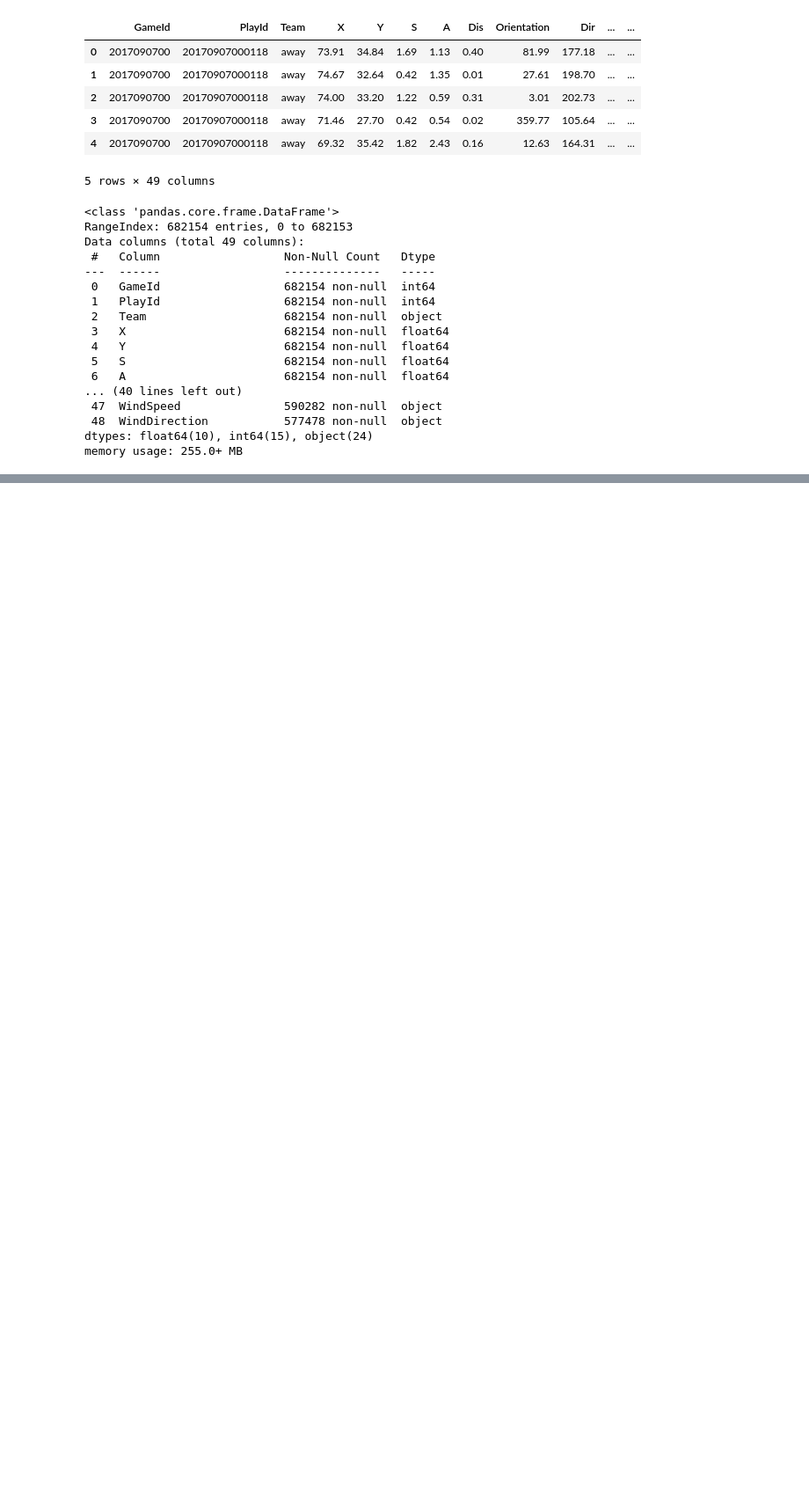
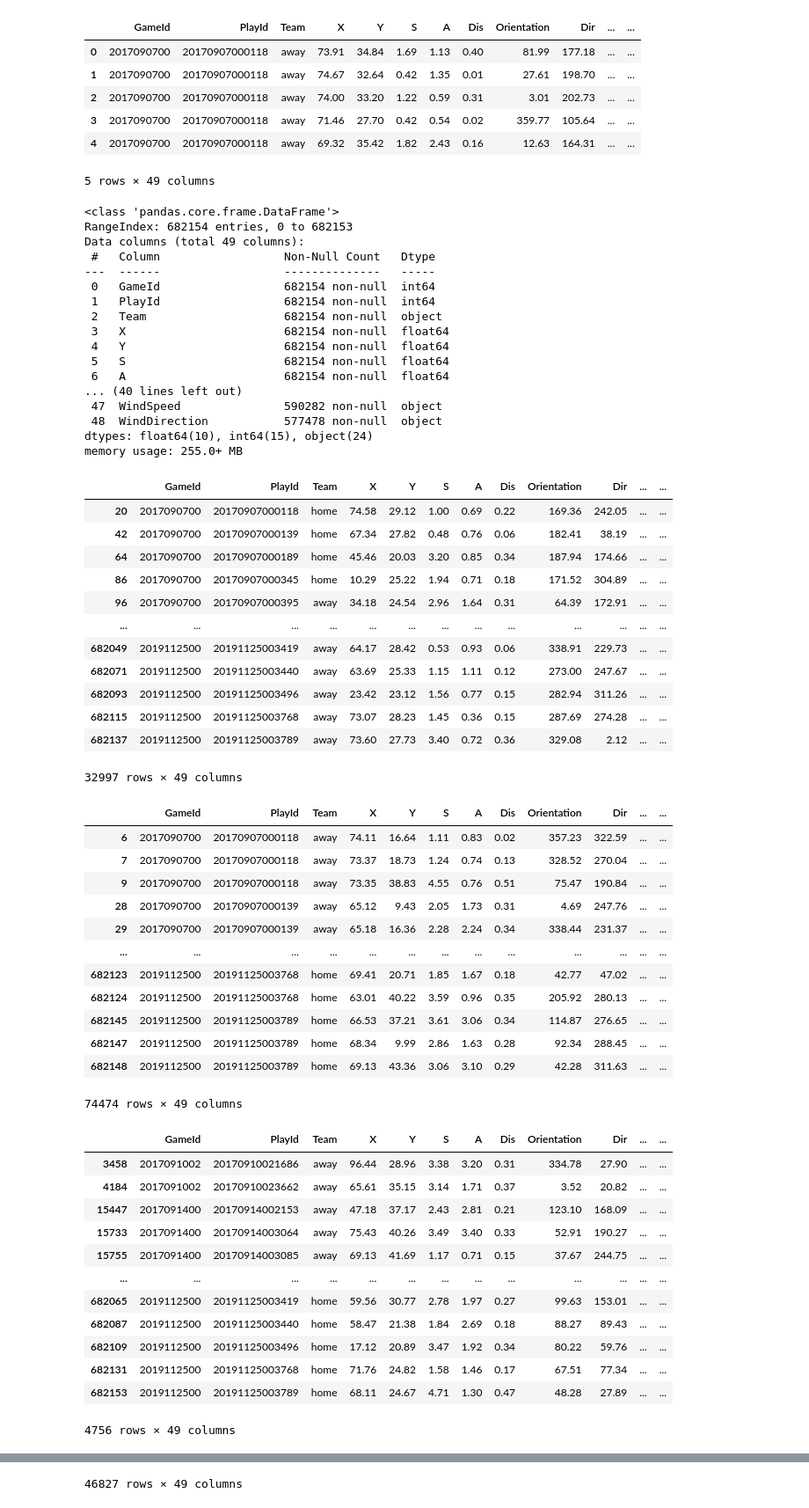
Before and after one commit to Marzipan78/Striving, a Jupyter notebook: AH_May/NFL_Exploration.ipynb, the cells around one changed output, grey strips where cells are left out. Shown at 88% size. Saved outputs shown, nothing was run; the diff lists cells and outputs as text; code cells hidden in the pictures; blank space fills up the shorter version.

```diff
--- a/AH_May/NFL_Exploration.ipynb
+++ b/AH_May/NFL_Exploration.ipynb
@@ -32,3 +32,45 @@ Data columns (total 49 columns):
  48  WindDirection           577478 non-null  object
 dtypes: float64(10), int64(15), object(24)
 memory usage: 255.0+ MB
+# %%
+df.groupby('Position').apply(display)
+# %% [output]
+|  | GameId | PlayId | Team | X | Y | S | A | Dis | Orientation | Dir | ... | ... |
+| 20 | 2017090700 | 20170907000118 | home | 74.58 | 29.12 | 1.00 | 0.69 | 0.22 | 169.36 | 242.05 | ... | ... |
+| 42 | 2017090700 | 20170907000139 | home | 67.34 | 27.82 | 0.48 | 0.76 | 0.06 | 182.41 | 38.19 | ... | ... |
+| 64 | 2017090700 | 20170907000189 | home | 45.46 | 20.03 | 3.20 | 0.85 | 0.34 | 187.94 | 174.66 | ... | ... |
+| 86 | 2017090700 | 20170907000345 | home | 10.29 | 25.22 | 1.94 | 0.71 | 0.18 | 171.52 | 304.89 | ... | ... |
+| 96 | 2017090700 | 20170907000395 | away | 34.18 | 24.54 | 2.96 | 1.64 | 0.31 | 64.39 | 172.91 | ... | ... |
+| ... | ... | ... | ... | ... | ... | ... | ... | ... | ... | ... | ... | ... |
+| 682049 | 2019112500 | 20191125003419 | away | 64.17 | 28.42 | 0.53 | 0.93 | 0.06 | 338.91 | 229.73 | ... | ... |
+| 682071 | 2019112500 | 20191125003440 | away | 63.69 | 25.33 | 1.15 | 1.11 | 0.12 | 273.00 | 247.67 | ... | ... |
+| 682093 | 2019112500 | 20191125003496 | away | 23.42 | 23.12 | 1.56 | 0.77 | 0.15 | 282.94 | 311.26 | ... | ... |
+| 682115 | 2019112500 | 20191125003768 | away | 73.07 | 28.23 | 1.45 | 0.36 | 0.15 | 287.69 | 274.28 | ... | ... |
+| 682137 | 2019112500 | 20191125003789 | away | 73.60 | 27.73 | 3.40 | 0.72 | 0.36 | 329.08 | 2.12 | ... | ... |
+32997 rows × 49 columns
+|  | GameId | PlayId | Team | X | Y | S | A | Dis | Orientation | Dir | ... | ... |
+| 6 | 2017090700 | 20170907000118 | away | 74.11 | 16.64 | 1.11 | 0.83 | 0.02 | 357.23 | 322.59 | ... | ... |
+| 7 | 2017090700 | 20170907000118 | away | 73.37 | 18.73 | 1.24 | 0.74 | 0.13 | 328.52 | 270.04 | ... | ... |
+| 9 | 2017090700 | 20170907000118 | away | 73.35 | 38.83 | 4.55 | 0.76 | 0.51 | 75.47 | 190.84 | ... | ... |
+| 28 | 2017090700 | 20170907000139 | away | 65.12 | 9.43 | 2.05 | 1.73 | 0.31 | 4.69 | 247.76 | ... | ... |
+| 29 | 2017090700 | 20170907000139 | away | 65.18 | 16.36 | 2.28 | 2.24 | 0.34 | 338.44 | 231.37 | ... | ... |
+| ... | ... | ... | ... | ... | ... | ... | ... | ... | ... | ... | ... | ... |
+| 682123 | 2019112500 | 20191125003768 | home | 69.41 | 20.71 | 1.85 | 1.67 | 0.18 | 42.77 | 47.02 | ... | ... |
+| 682124 | 2019112500 | 20191125003768 | home | 63.01 | 40.22 | 3.59 | 0.96 | 0.35 | 205.92 | 280.13 | ... | ... |
+| 682145 | 2019112500 | 20191125003789 | home | 66.53 | 37.21 | 3.61 | 3.06 | 0.34 | 114.87 | 276.65 | ... | ... |
+| 682147 | 2019112500 | 20191125003789 | home | 68.34 | 9.99 | 2.86 | 1.63 | 0.28 | 92.34 | 288.45 | ... | ... |
+| 682148 | 2019112500 | 20191125003789 | home | 69.13 | 43.36 | 3.06 | 3.10 | 0.29 | 42.28 | 311.63 | ... | ... |
+74474 rows × 49 columns
+|  | GameId | PlayId | Team | X | Y | S | A | Dis | Orientation | Dir | ... | ... |
+| 3458 | 2017091002 | 20170910021686 | away | 96.44 | 28.96 | 3.38 | 3.20 | 0.31 | 334.78 | 27.90 | ... | ... |
+| 4184 | 2017091002 | 20170910023662 | away | 65.61 | 35.15 | 3.14 | 1.71 | 0.37 | 3.52 | 20.82 | ... | ... |
+| 15447 | 2017091400 | 20170914002153 | away | 47.18 | 37.17 | 2.43 | 2.81 | 0.21 | 123.10 | 168.09 | ... | ... |
+| 15733 | 2017091400 | 20170914003064 | away | 75.43 | 40.26 | 3.49 | 3.40 | 0.33 | 52.91 | 190.27 | ... | ... |
+| 15755 | 2017091400 | 20170914003085 | away | 69.13 | 41.69 | 1.17 | 0.71 | 0.15 | 37.67 | 244.75 | ... | ... |
+| ... | ... | ... | ... | ... | ... | ... | ... | ... | ... | ... | ... | ... |
+| 682065 | 2019112500 | 20191125003419 | home | 59.56 | 30.77 | 2.78 | 1.97 | 0.27 | 99.63 | 153.01 | ... | ... |
+| 682087 | 2019112500 | 20191125003440 | home | 58.47 | 21.38 | 1.84 | 2.69 | 0.18 | 88.27 | 89.43 | ... | ... |
+| 682109 | 2019112500 | 20191125003496 | home | 17.12 | 20.89 | 3.47 | 1.92 | 0.34 | 80.22 | 59.76 | ... | ... |
+| 682131 | 2019112500 | 20191125003768 | home | 71.76 | 24.82 | 1.58 | 1.46 | 0.17 | 67.51 | 77.34 | ... | ... |
+| 682153 | 2019112500 | 20191125003789 | home | 68.11 | 24.67 | 4.71 | 1.30 | 0.47 | 48.28 | 27.89 | ... | ... |
+4756 rows × 49 columns
@@ -34,0 +89 @@ memory usage: 255.0+ MB
+46827 rows × 49 columns
```
Also changed, not shown: parts of 1 cell of this notebook.
